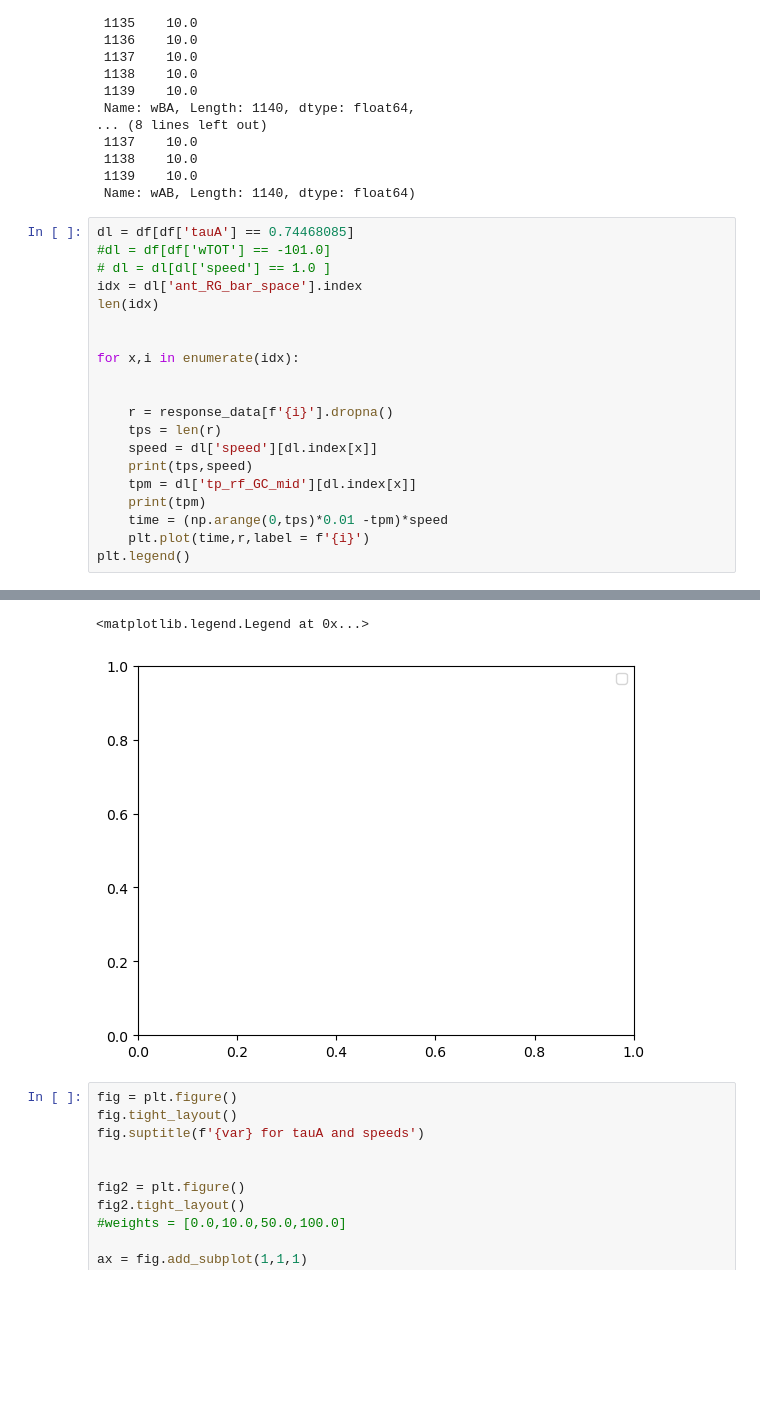
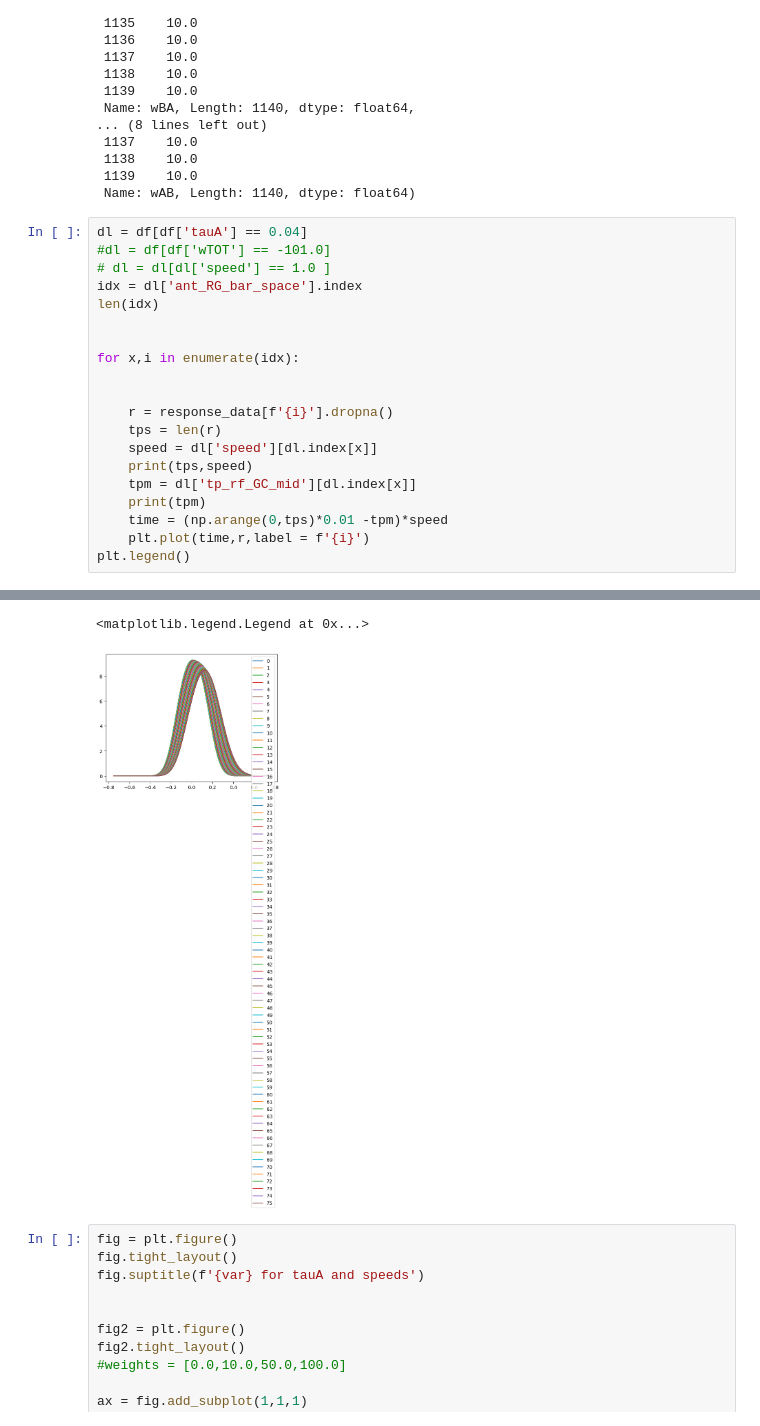
Before and after one commit to simoneeb/motion_anticipation_network, a Jupyter notebook: Figures_Paper/Figure_codes/Figure_5_FB_nonorm.ipynb, the cells around one changed output, grey strips where cells are left out. Drawn from its saved outputs; the diff is of its cells as text; blank space fills up the shorter version.

Commit message:
new plot ff-fb

```diff
--- a/Figures_Paper/Figure_codes/Figure_5_FB_nonorm.ipynb
+++ b/Figures_Paper/Figure_codes/Figure_5_FB_nonorm.ipynb
@@ -522,7 +569,7 @@ df['wBA'],df['wAB']
  1139    10.0
  Name: wAB, Length: 1140, dtype: float64)
 # %%
-dl = df[df['tauA'] == 0.74468085]
+dl = df[df['tauA'] == 0.04]
 #dl = df[df['wTOT'] == -101.0]
 # dl = dl[dl['speed'] == 1.0 ]
 idx = dl['ant_RG_bar_space'].index
@@ -546,5 +609,5 @@ No artists with labels found to put in legend.  Note that artists whose label st
 <matplotlib.legend.Legend at 0x...>
-[figure, old version]
+[figure, new version]
 # %%
 fig = plt.figure()
 fig.tight_layout()
```
Also changed, not shown: parts of 11 cells of this notebook, 53 other files.
